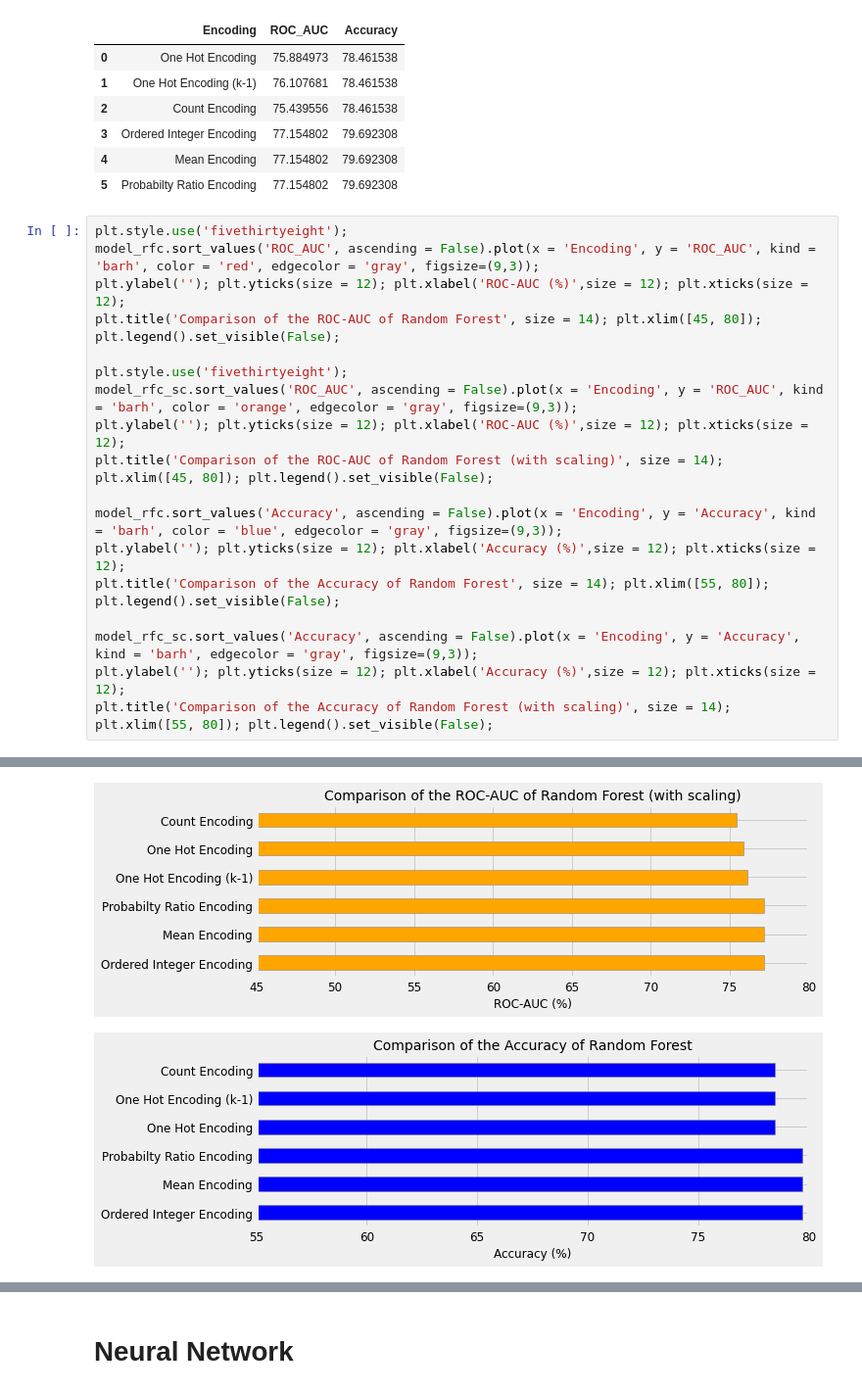
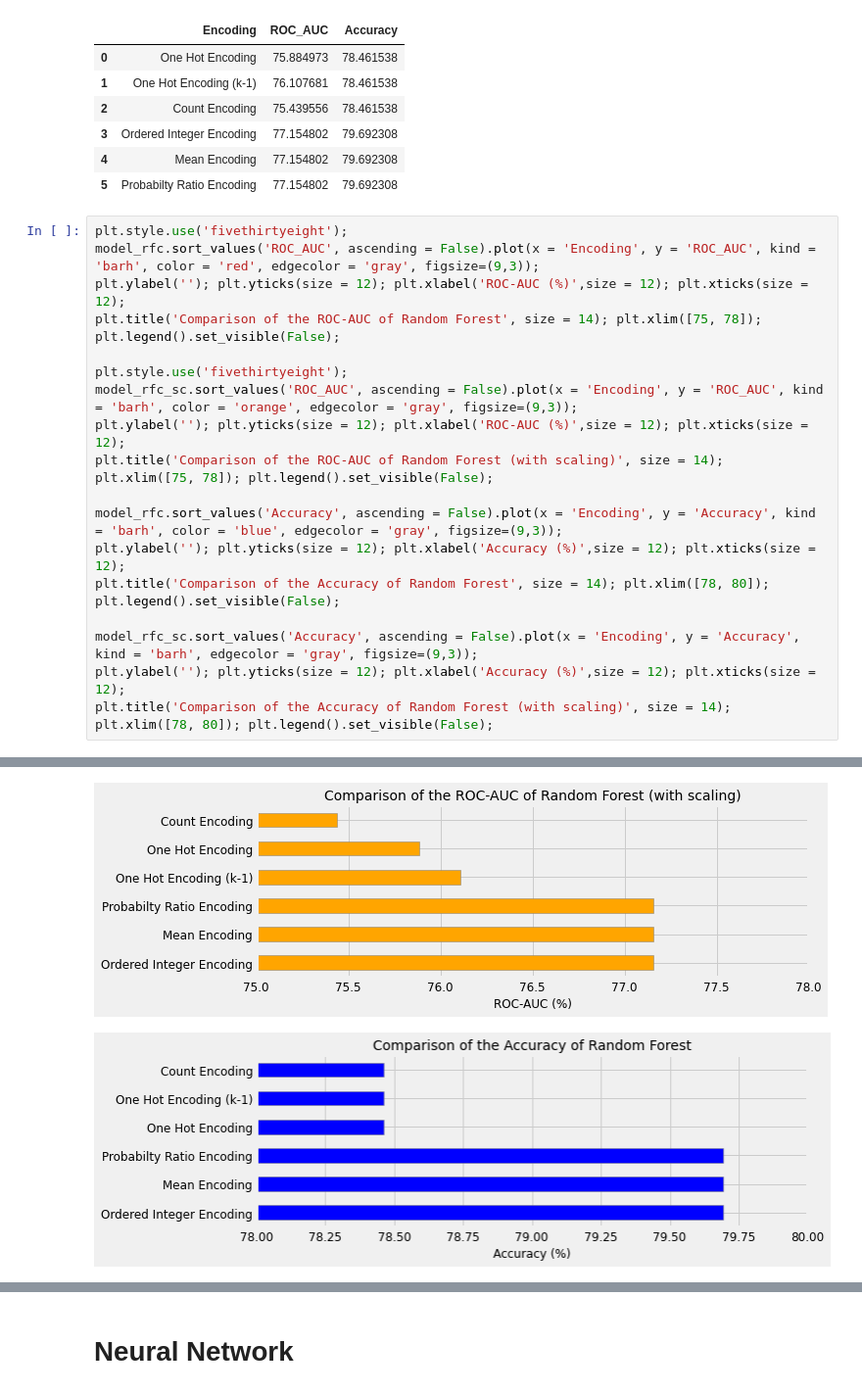
Before and after one commit to elyas-shas/CategoricalEncodingTechniques, a Jupyter notebook: CategoricalEncoding_v1.ipynb, the cells around one changed output, grey strips where cells are left out. Shown at 98% size. Drawn from its saved outputs; the diff is of its cells as text.

```diff
--- a/CategoricalEncoding_v1.ipynb
+++ b/CategoricalEncoding_v1.ipynb
@@ -1070,18 +1072,18 @@ model_rfc_sc
 plt.style.use('fivethirtyeight');
 model_rfc.sort_values('ROC_AUC', ascending = False).plot(x = 'Encoding', y = 'ROC_AUC', kind = 'barh', color = 'red', edgecolor = 'gray', figsize=(9,3));
 plt.ylabel(''); plt.yticks(size = 12); plt.xlabel('ROC-AUC (%)',size = 12); plt.xticks(size = 12);
-plt.title('Comparison of the ROC-AUC of Random Forest', size = 14); plt.xlim([45, 80]); plt.legend().set_visible(False);
+plt.title('Comparison of the ROC-AUC of Random Forest', size = 14); plt.xlim([75, 78]); plt.legend().set_visible(False);
 
 plt.style.use('fivethirtyeight');
 model_rfc_sc.sort_values('ROC_AUC', ascending = False).plot(x = 'Encoding', y = 'ROC_AUC', kind = 'barh', color = 'orange', edgecolor = 'gray', figsize=(9,3));
 plt.ylabel(''); plt.yticks(size = 12); plt.xlabel('ROC-AUC (%)',size = 12); plt.xticks(size = 12);
-plt.title('Comparison of the ROC-AUC of Random Forest (with scaling)', size = 14); plt.xlim([45, 80]); plt.legend().set_visible(False);
+plt.title('Comparison of the ROC-AUC of Random Forest (with scaling)', size = 14); plt.xlim([75, 78]); plt.legend().set_visible(False);
 
 model_rfc.sort_values('Accuracy', ascending = False).plot(x = 'Encoding', y = 'Accuracy', kind = 'barh', color = 'blue', edgecolor = 'gray', figsize=(9,3));
 plt.ylabel(''); plt.yticks(size = 12); plt.xlabel('Accuracy (%)',size = 12); plt.xticks(size = 12);
-plt.title('Comparison of the Accuracy of Random Forest', size = 14); plt.xlim([55, 80]); plt.legend().set_visible(False);
+plt.title('Comparison of the Accuracy of Random Forest', size = 14); plt.xlim([78, 80]); plt.legend().set_visible(False);
 
 model_rfc_sc.sort_values('Accuracy', ascending = False).plot(x = 'Encoding', y = 'Accuracy', kind = 'barh', edgecolor = 'gray', figsize=(9,3));
 plt.ylabel(''); plt.yticks(size = 12); plt.xlabel('Accuracy (%)',size = 12); plt.xticks(size = 12);
-plt.title('Comparison of the Accuracy of Random Forest (with scaling)', size = 14); plt.xlim([55, 80]); plt.legend().set_visible(False);
+plt.title('Comparison of the Accuracy of Random Forest (with scaling)', size = 14); plt.xlim([78, 80]); plt.legend().set_visible(False);
 # %% [output]
@@ -1089,2 +1091,2 @@ plt.title('Comparison of the Accuracy of Random Forest (with scaling)', size = 1
-[figure, old version]
+[figure, new version]
-[figure, old version]
+[figure, new version]
```
Also changed, not shown: parts of 35 cells of this notebook.
